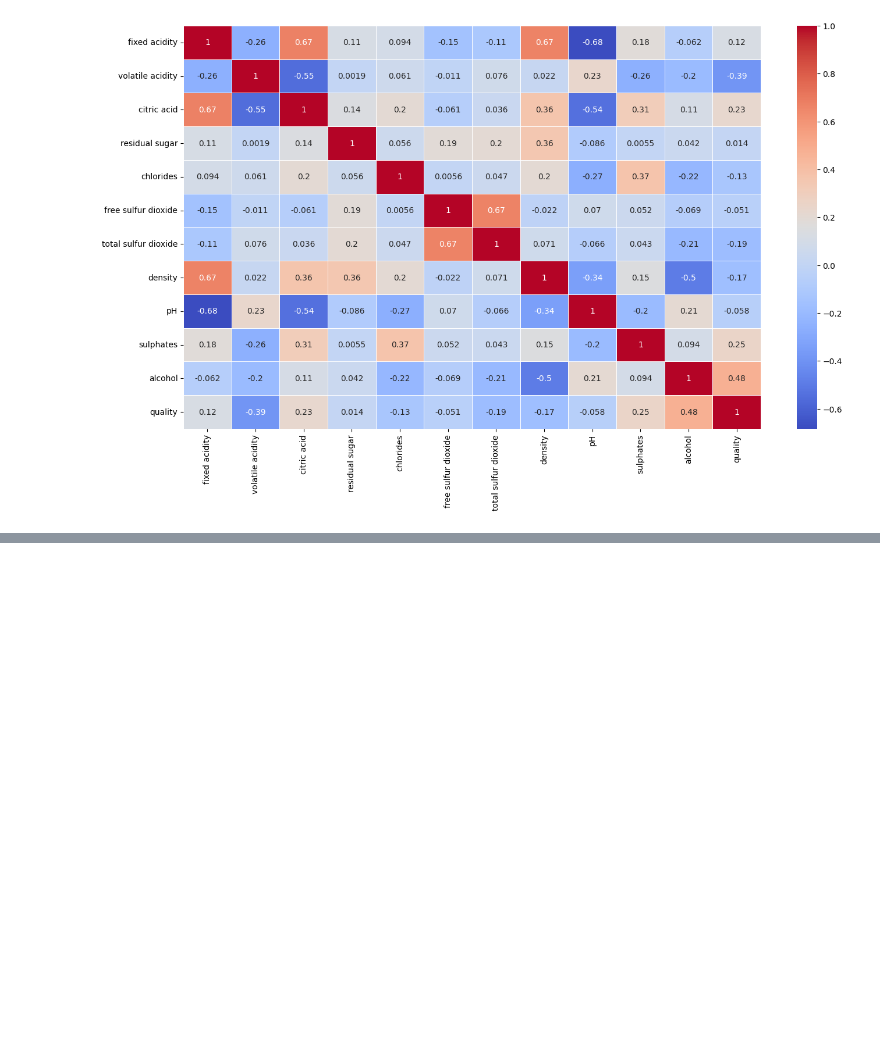
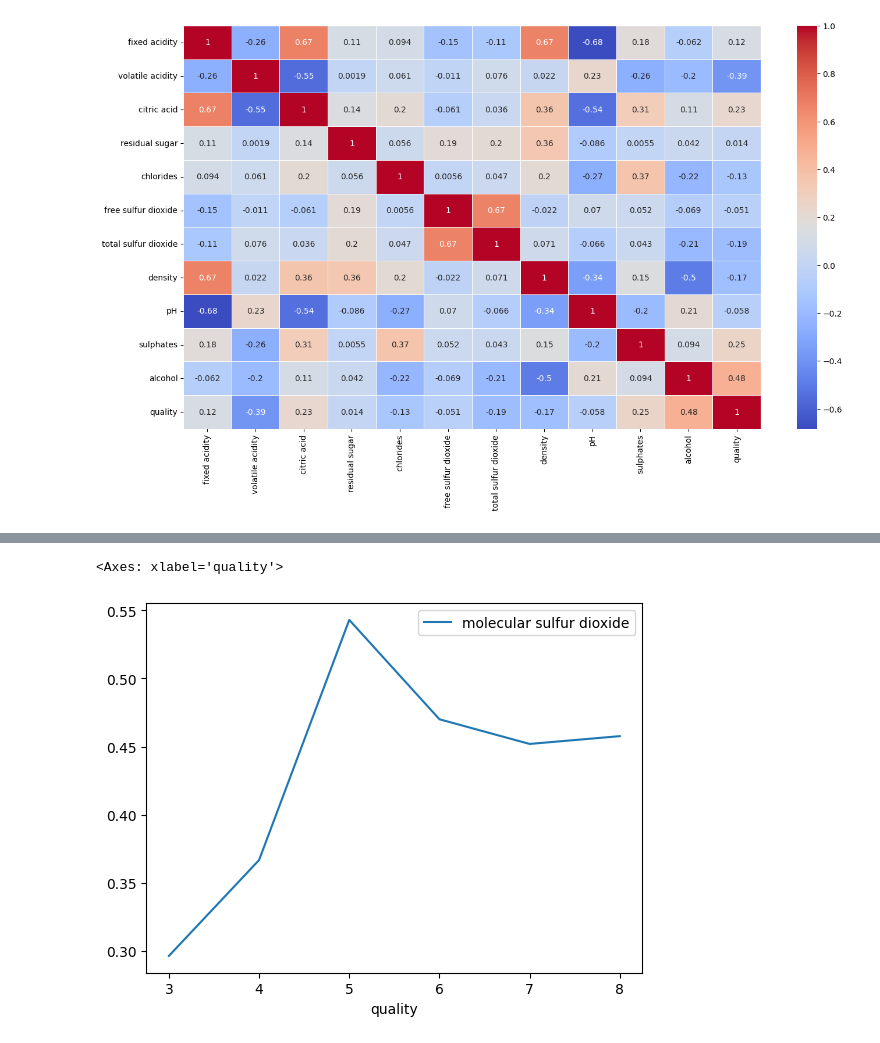
Before and after one commit to rockfiller/Prediction-of-quality-of-Wine, a Jupyter notebook: Prediction_of_quality_of_Wine.ipynb, the cells around one changed output, grey strips where cells are left out. Cells and saved outputs as stored; diff of their text form; code cells hidden in the pictures; blank space fills up the shorter version.

```diff
--- a/Prediction_of_quality_of_Wine.ipynb
+++ b/Prediction_of_quality_of_Wine.ipynb
@@ -42,3 +96,7 @@ sns.heatmap(df.corr(), annot=True, cmap='coolwarm', linewidth=.5)
 plt.show()
 # %% [output]
 [figure]
+# %%
+# https://srjcstaff.santarosa.edu/~jhenderson/SO2.pdf
+df['molecular sulfur dioxide'] = df['free sulfur dioxide'] / (1 + 10 ** (df['pH'] - 1.8))
+df.head()
@@ -44,0 +110,5 @@ plt.show()
+# %%
+df.groupby('quality').aggregate({'molecular sulfur dioxide': 'mean'}).plot.line()
+# %% [output]
+<Axes: xlabel='quality'>
+[figure, added]
```
Also changed, not shown: parts of 17 cells of this notebook.
